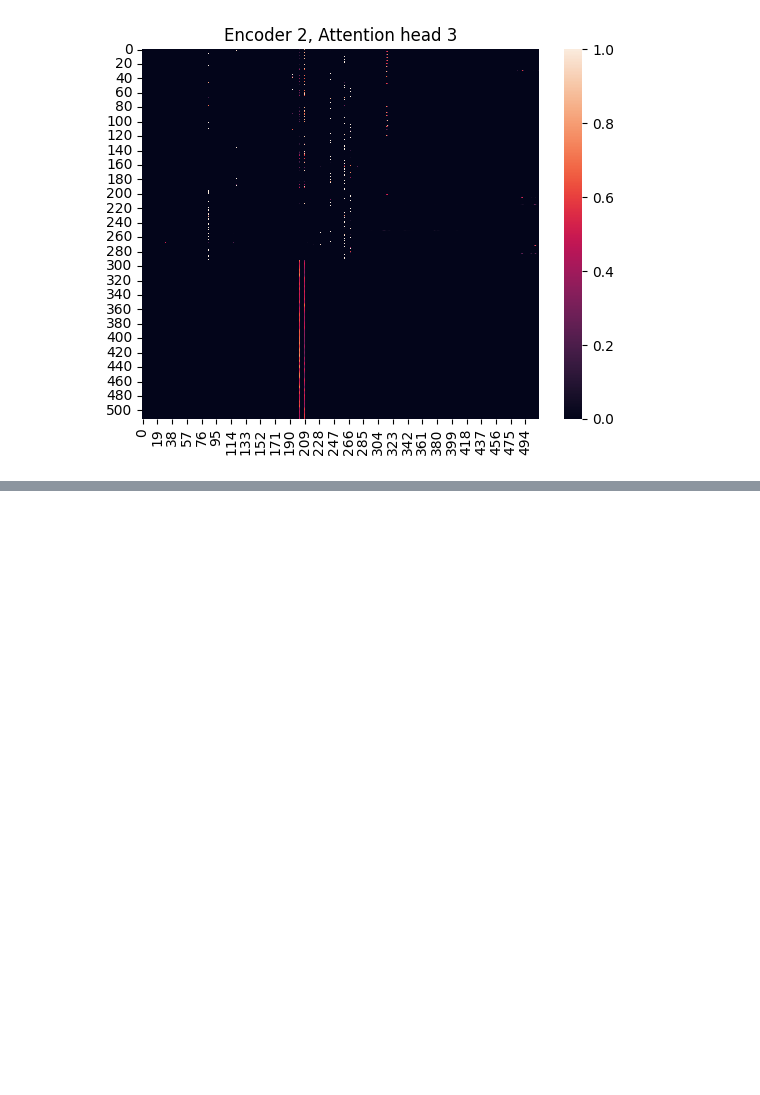
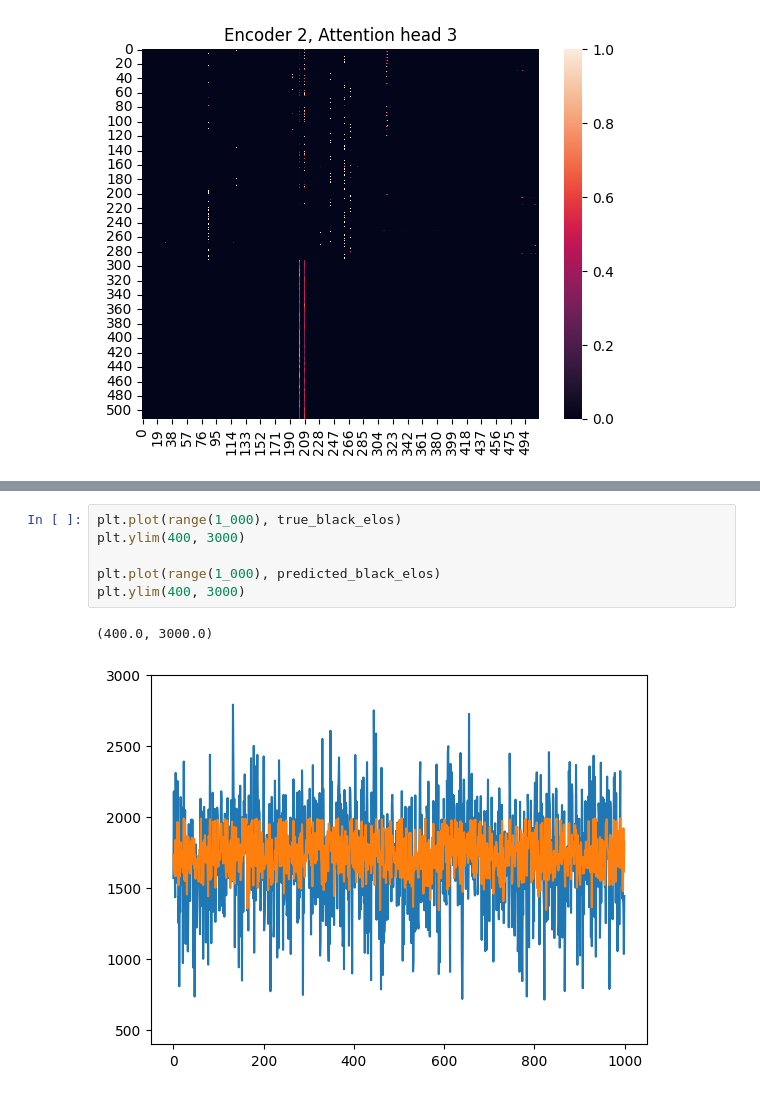
Before and after one commit to luizvalle/chessformer, a Jupyter notebook: notebooks/trained_models_analysis.ipynb, the cells around one changed output, grey strips where cells are left out. Saved outputs shown, nothing was run; the diff lists cells and outputs as text; blank space fills up the shorter version.

```diff
--- a/notebooks/trained_models_analysis.ipynb
+++ b/notebooks/trained_models_analysis.ipynb
@@ -268,0 +325,9 @@ for encoder_idx in range(0, 2):
+# %%
+plt.plot(range(1_000), true_black_elos)
+plt.ylim(400, 3000)
+
+plt.plot(range(1_000), predicted_black_elos)
+plt.ylim(400, 3000)
+# %% [output]
+(400.0, 3000.0)
+[figure, added]
```
Also changed, not shown: parts of 15 cells of this notebook.
